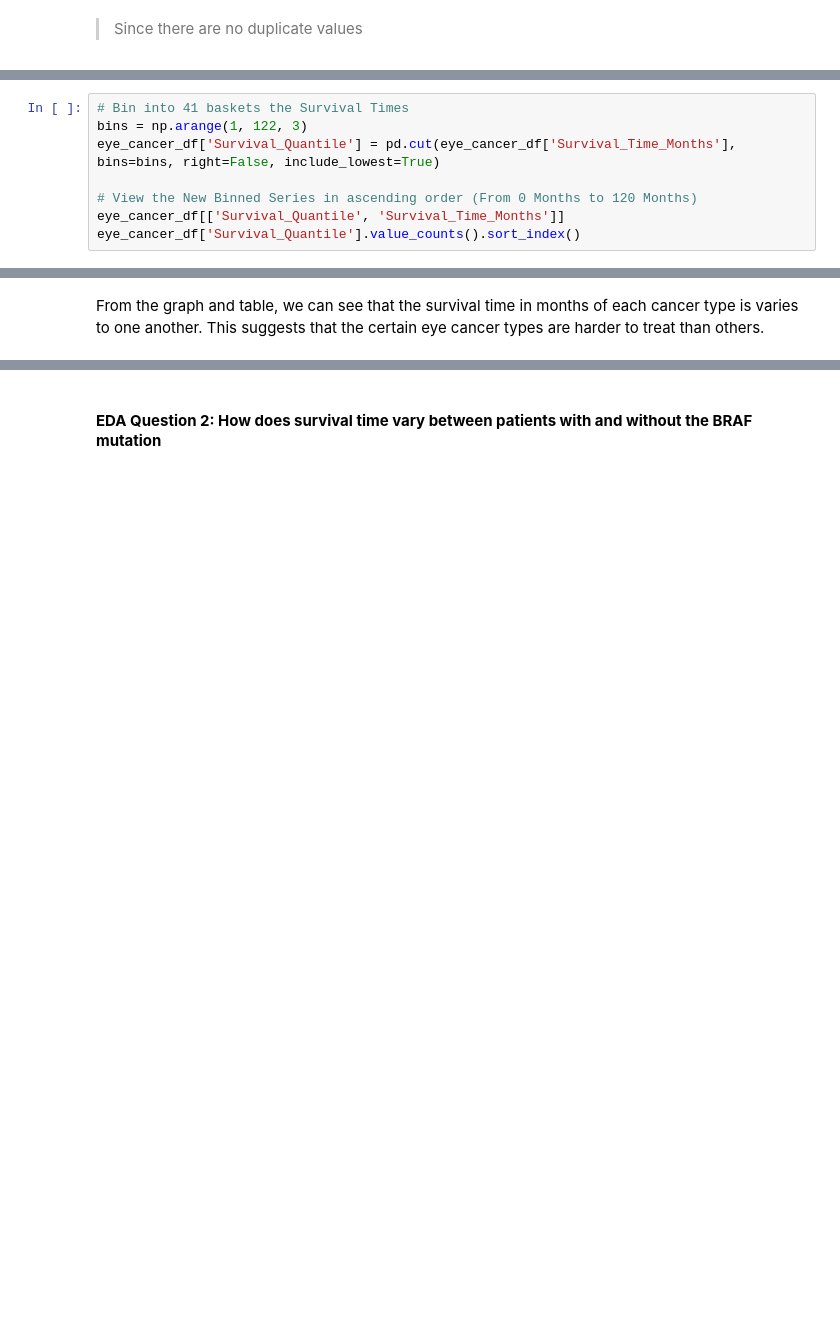
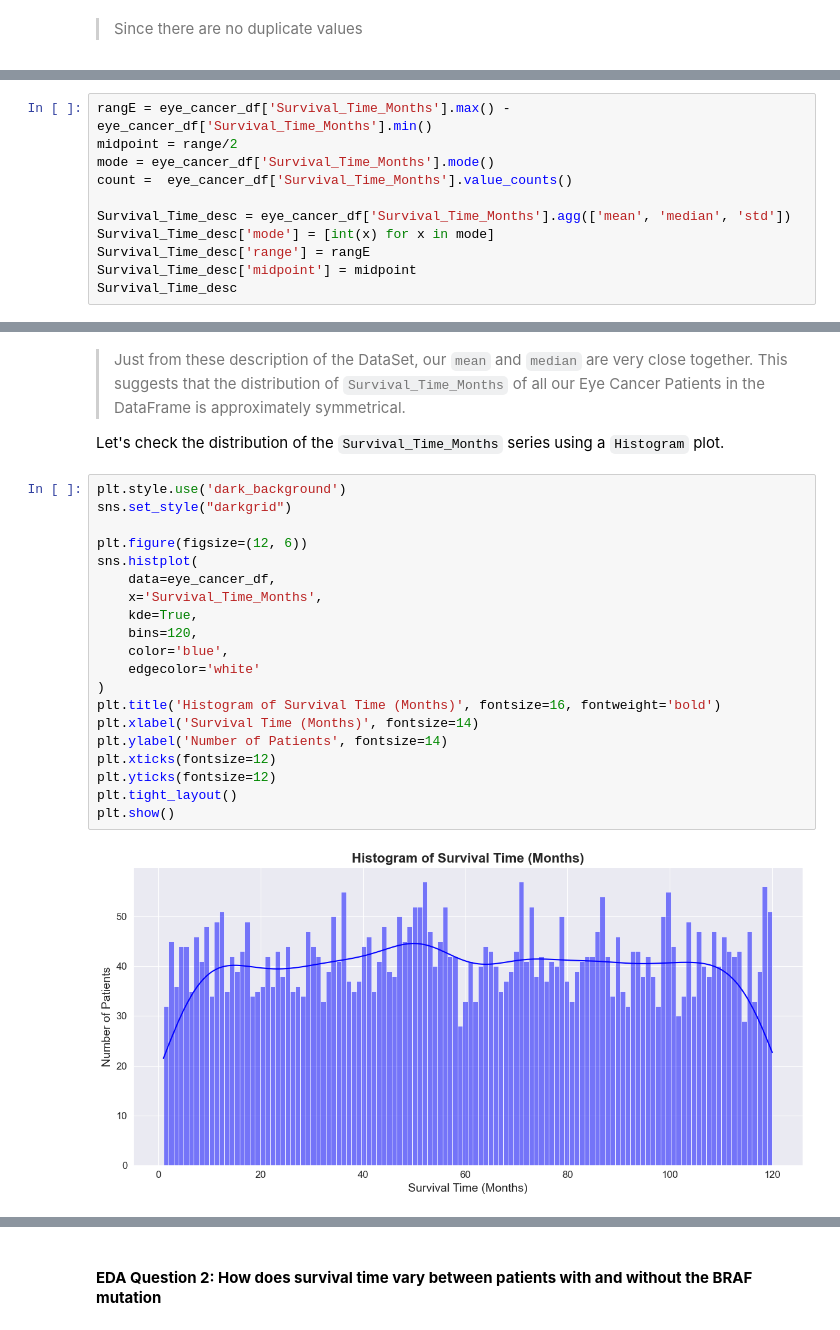
Before and after one commit to Kamote35/CSMODEL-S20-pandas-Salle-, a Jupyter notebook: [CSMODEL]Pandas_Salle_WithExplanations(Visualizations).ipynb, the cells around one changed output, grey strips where cells are left out. Cells and saved outputs as stored; diff of their text form; blank space fills up the shorter version.

```diff
--- a/[CSMODEL]Pandas_Salle_WithExplanations(Visualizations).ipynb
+++ b/[CSMODEL]Pandas_Salle_WithExplanations(Visualizations).ipynb
@@ -223,9 +137,12 @@ First, let us bin the Survival Time in Months so that it would be easier to inte
 # %%
-# Bin into 41 baskets the Survival Times
-bins = np.arange(1, 122, 3)
-eye_cancer_df['Survival_Quantile'] = pd.cut(eye_cancer_df['Survival_Time_Months'], bins=bins, right=False, include_lowest=True)
+rangE = eye_cancer_df['Survival_Time_Months'].max() - eye_cancer_df['Survival_Time_Months'].min()
+midpoint = range/2
+mode = eye_cancer_df['Survival_Time_Months'].mode()
+count =  eye_cancer_df['Survival_Time_Months'].value_counts()
 
-# View the New Binned Series in ascending order (From 0 Months to 120 Months)
-eye_cancer_df[['Survival_Quantile', 'Survival_Time_Months']]
-eye_cancer_df['Survival_Quantile'].value_counts().sort_index()
+Survival_Time_desc = eye_cancer_df['Survival_Time_Months'].agg(['mean', 'median', 'std'])
+Survival_Time_desc['mode'] = [int(x) for x in mode]
+Survival_Time_desc['range'] = rangE
+Survival_Time_desc['midpoint'] = midpoint
+Survival_Time_desc
 # %% [output]
@@ -340,2 +156,26 @@ plt.show()
-# %% [markdown]
-From the graph and table, we can see that the survival time in months of each cancer type is varies to one another. This suggests that the certain eye cancer types are harder to treat than others.
+# %% [markdown]
+> Just from these description of the DataSet, our `mean` and `median` are very close together. This suggests that the distribution of `Survival_Time_Months` of all our Eye Cancer Patients in the DataFrame is approximately symmetrical. <br>
+
+Let's check the distribution of the `Survival_Time_Months` series using a `Histogram` plot.
+# %%
+plt.style.use('dark_background')
+sns.set_style("darkgrid")
+
+plt.figure(figsize=(12, 6))
+sns.histplot(
+    data=eye_cancer_df,
+    x='Survival_Time_Months',
+    kde=True,
+    bins=120,
+    color='blue',
+    edgecolor='white'
+)
+plt.title('Histogram of Survival Time (Months)', fontsize=16, fontweight='bold')
+plt.xlabel('Survival Time (Months)', fontsize=14)
+plt.ylabel('Number of Patients', fontsize=14)
+plt.xticks(fontsize=12)
+plt.yticks(fontsize=12)
+plt.tight_layout()
+plt.show()
+# %% [output]
+[figure, added]
```
Also changed, not shown: parts of 26 cells of this notebook.
